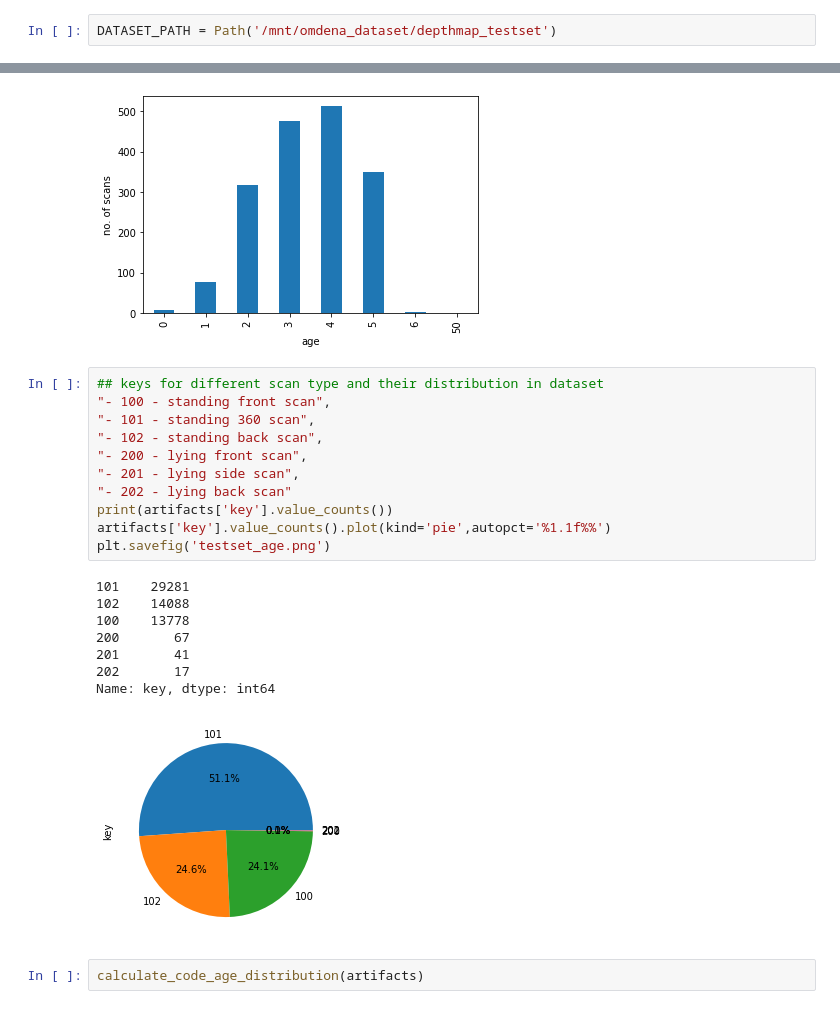
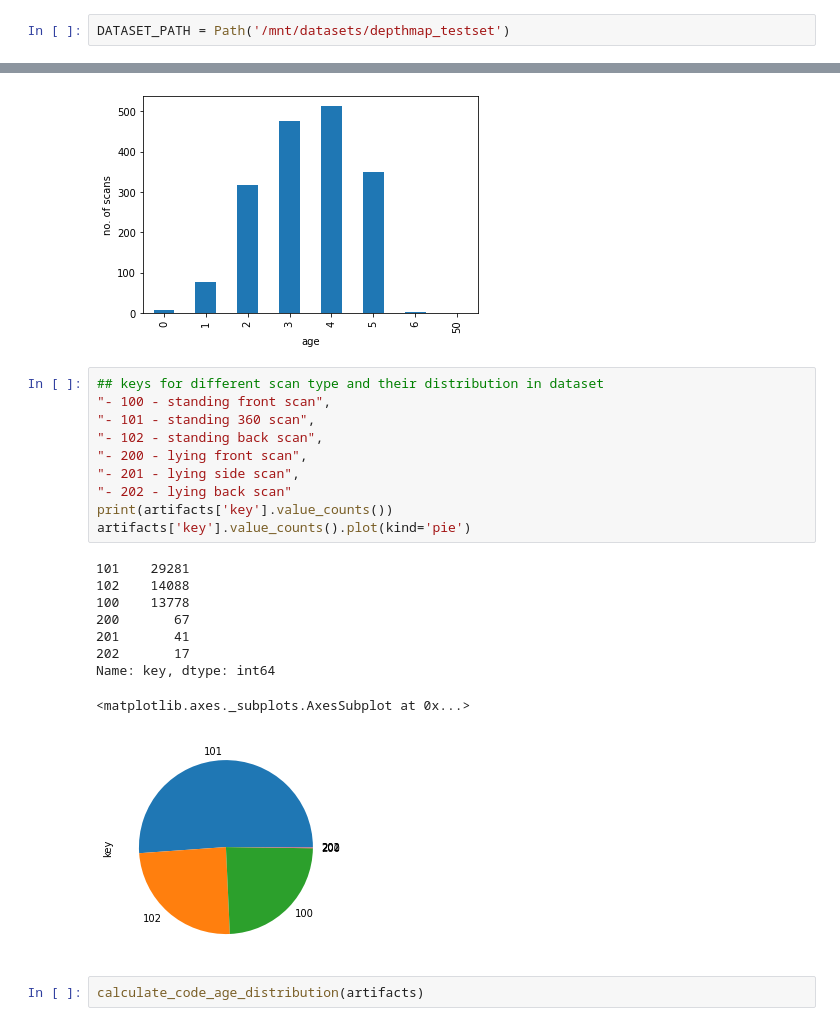
Before and after one commit to Welthungerhilfe/cgm-ml, a Jupyter notebook: src/data_utils/dataset_EDA/anon-depthmap-testset/EDA_anon-depthmap-testset.ipynb, the cells around one changed output, grey strips where cells are left out. Drawn from its saved outputs; the diff is of its cells as text.

```diff
--- a/src/data_utils/dataset_EDA/anon-depthmap-testset/EDA_anon-depthmap-testset.ipynb
+++ b/src/data_utils/dataset_EDA/anon-depthmap-testset/EDA_anon-depthmap-testset.ipynb
@@ -17,5 +17,5 @@ from data_utilities import convert_age_from_days_to_years, draw_age_distribution
 # %% [markdown]
 ### Sample of the depthmap in a testset
 # %%
-DATASET_PATH = Path('/mnt/omdena_dataset/depthmap_testset')
+DATASET_PATH = Path('/mnt/datasets/depthmap_testset')
 # %%
@@ -97,23 +97,23 @@ Name: Years, dtype: int64
 # %%
 ## keys for different scan type and their distribution in dataset
 "- 100 - standing front scan",
 "- 101 - standing 360 scan",
 "- 102 - standing back scan",
 "- 200 - lying front scan",
 "- 201 - lying side scan",
 "- 202 - lying back scan"
 print(artifacts['key'].value_counts())
-artifacts['key'].value_counts().plot(kind='pie',autopct='%1.1f%%')
-plt.savefig('testset_age.png')
+artifacts['key'].value_counts().plot(kind='pie')
 # %% [output]
 101    29281
 102    14088
 100    13778
 200       67
 201       41
 202       17
 Name: key, dtype: int64
+<matplotlib.axes._subplots.AxesSubplot at 0x...>
-[figure, old version]
+[figure, new version]
 # %%
 calculate_code_age_distribution(artifacts)
 # %% [output]
```
Also changed, not shown: parts of 2 cells of this notebook, 1 other file.
